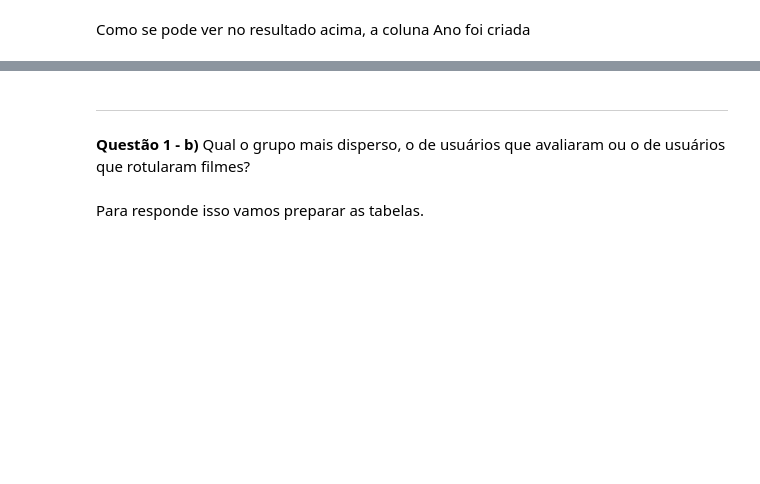
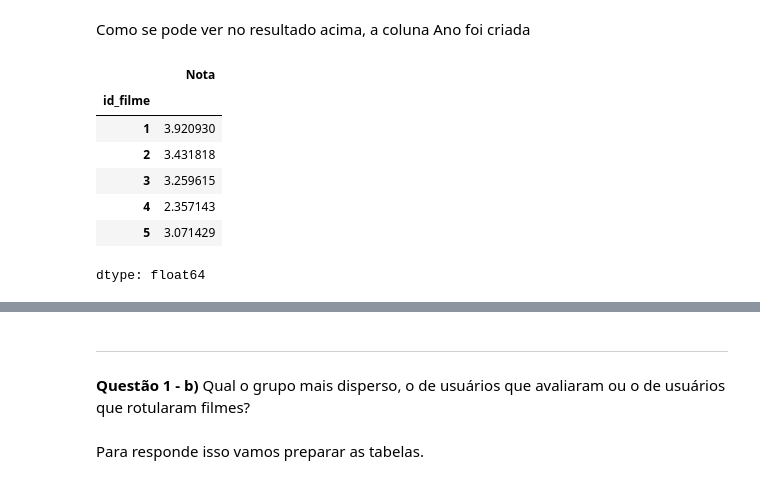
Before and after one commit to RobsonGFerrarezi/TrabalhoAmbientesInteligentes_N2_GRUPO2, a Jupyter notebook: TrabalhoN2_AmbientesInteligentes_Grupo2.ipynb, the cells around one changed output, grey strips where cells are left out. Saved outputs shown, nothing was run; the diff lists cells and outputs as text; code cells hidden in the pictures; blank space fills up the shorter version.

```diff
--- a/TrabalhoN2_AmbientesInteligentes_Grupo2.ipynb
+++ b/TrabalhoN2_AmbientesInteligentes_Grupo2.ipynb
@@ -282,0 +283,11 @@ Como se pode ver no resultado acima, a coluna Ano foi criada
+# %%
+media_notas_por_filme.head()
+# %% [output]
+|  | Nota |
+| id_filme |  |
+| 1 | 3.920930 |
+| 2 | 3.431818 |
+| 3 | 3.259615 |
+| 4 | 2.357143 |
+| 5 | 3.071429 |
+dtype: float64
```
Also changed, not shown: parts of 13 cells of this notebook.
